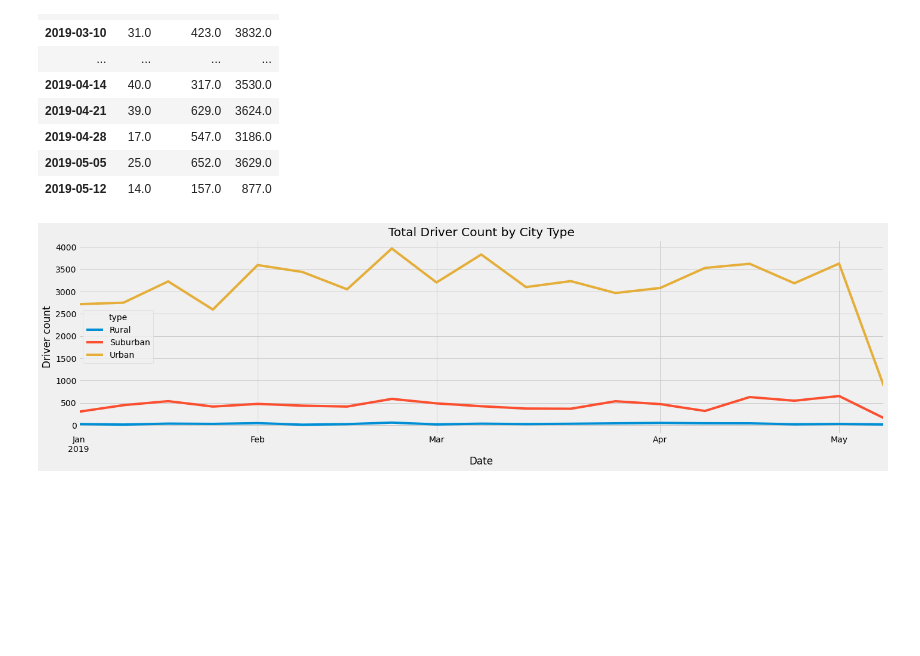
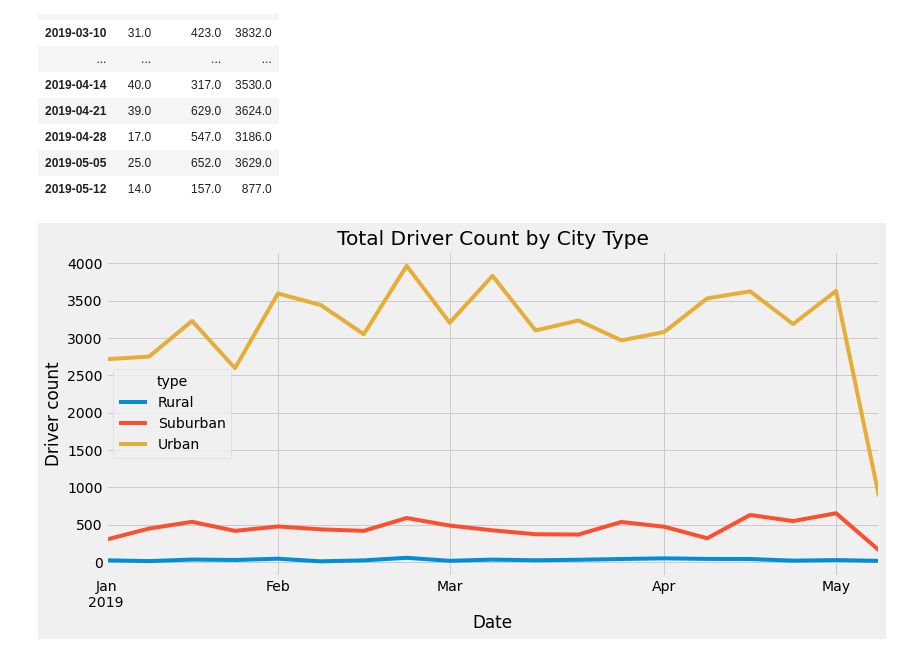
Before and after one commit to dyl-lee/PyBer_Analysis, a Jupyter notebook: PyBer_Challenge.ipynb, the cells around one changed output. Cells and saved outputs as stored; diff of their text form; code cells hidden in the pictures; blank space fills up the shorter version.

```diff
--- a/PyBer_Challenge.ipynb
+++ b/PyBer_Challenge.ipynb
@@ -308,19 +308,19 @@ drivers_date_type_weekly
 # %%
 # plot total drivers over time (daily) per city type
 
 # Import the style from Matplotlib.
 from matplotlib import style
 # Use the graph style fivethirtyeight.
 style.use('fivethirtyeight')
 
 # plot the resampled dataframe
-drivers_date_type_weekly.plot(figsize=(20,6))
+drivers_date_type_weekly.plot(figsize=(12,6))
 
 # add labels
 plt.xlabel('Date')
 plt.ylabel('Driver count')
 plt.title('Total Driver Count by City Type')
-#plt.savefig('analysis/PyBer_fare_summary.png')
+plt.savefig('analysis/PyBer_driver_summary.png')
 plt.tight_layout()
 # %% [output]
-[figure, old version]
+[figure, new version]
```
Also changed, not shown: 1 other file.
